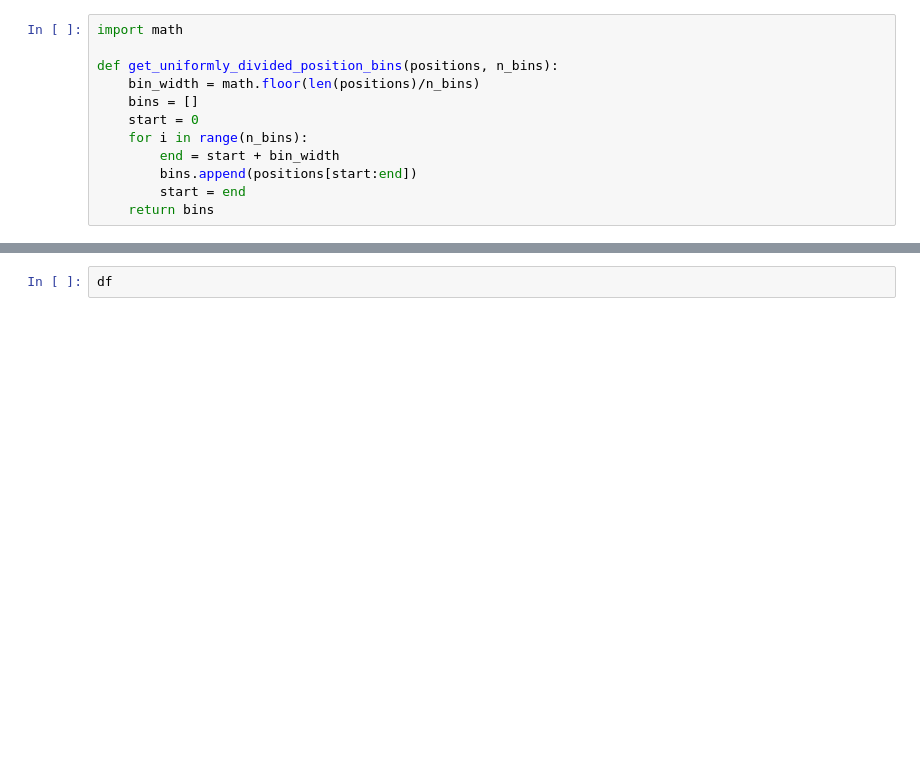
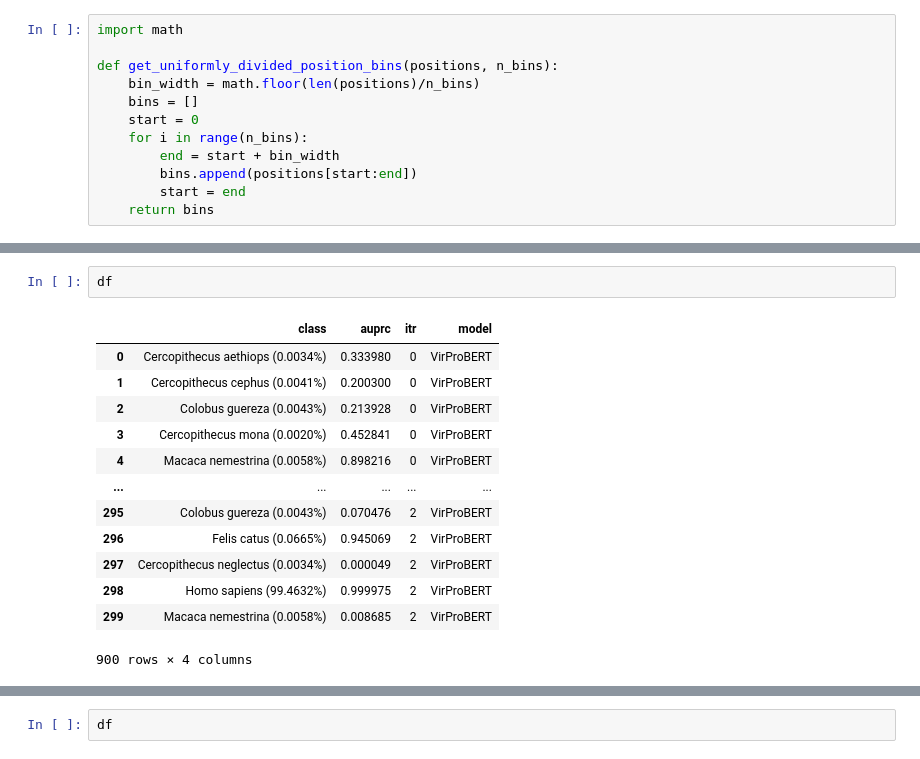
Before and after one commit to NSF-COMPASS-Center/HAVEN, a Jupyter notebook: src/jupyter_notebooks/few_shot_learning/Few Shot Learning - IDV - Novel Virus.ipynb, the cells around one changed output, grey strips where cells are left out. Drawn from its saved outputs; the diff is of its cells as text; blank space fills up the shorter version.

```diff
--- a/src/jupyter_notebooks/few_shot_learning/Few Shot Learning - IDV - Novel Virus.ipynb
+++ b/src/jupyter_notebooks/few_shot_learning/Few Shot Learning - IDV - Novel Virus.ipynb
@@ -123,2 +203,18 @@ plt.show()
+# %%
+df
+# %% [output]
+|  | class | auprc | itr | model |
+| 0 | Cercopithecus aethiops (0.0034%) | 0.333980 | 0 | VirProBERT |
+| 1 | Cercopithecus cephus (0.0041%) | 0.200300 | 0 | VirProBERT |
+| 2 | Colobus guereza (0.0043%) | 0.213928 | 0 | VirProBERT |
+| 3 | Cercopithecus mona (0.0020%) | 0.452841 | 0 | VirProBERT |
+| 4 | Macaca nemestrina (0.0058%) | 0.898216 | 0 | VirProBERT |
+| ... | ... | ... | ... | ... |
+| 295 | Colobus guereza (0.0043%) | 0.070476 | 2 | VirProBERT |
+| 296 | Felis catus (0.0665%) | 0.945069 | 2 | VirProBERT |
+| 297 | Cercopithecus neglectus (0.0034%) | 0.000049 | 2 | VirProBERT |
+| 298 | Homo sapiens (99.4632%) | 0.999975 | 2 | VirProBERT |
+| 299 | Macaca nemestrina (0.0058%) | 0.008685 | 2 | VirProBERT |
+900 rows × 4 columns
 # %%
 df = pd.read_csv(output_file_path, index_col=0)
```
Also changed, not shown: parts of 11 cells of this notebook, 1 other file.
